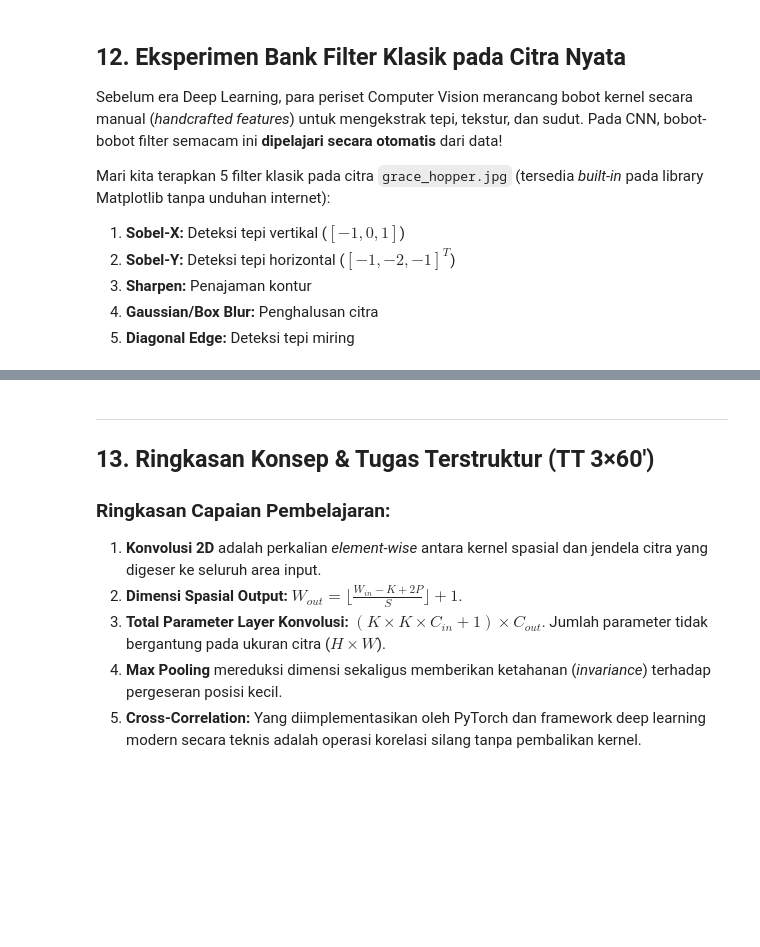
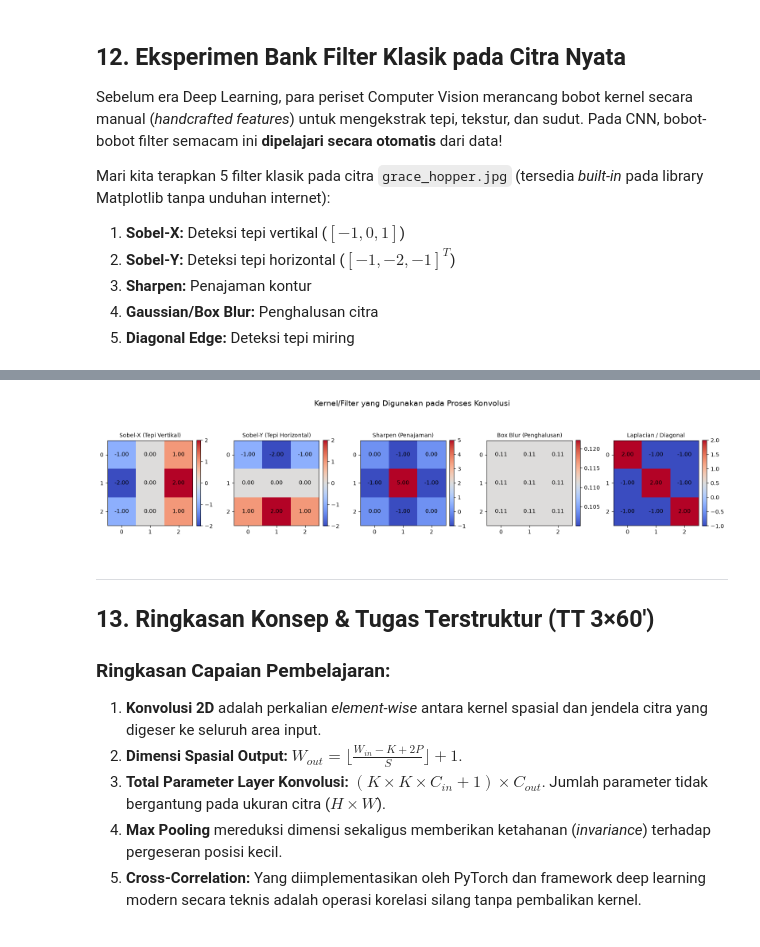
Before and after one commit to informatika-itera/deep-learning-IF25-40401, a Jupyter notebook: materials/notebooks/01-konvolusi-pooling-from-scratch.ipynb, the cells around one changed output, grey strips where cells are left out. Saved outputs shown, nothing was run; the diff lists cells and outputs as text; code cells hidden in the pictures; blank space fills up the shorter version.

```diff
--- a/materials/notebooks/01-konvolusi-pooling-from-scratch.ipynb
+++ b/materials/notebooks/01-konvolusi-pooling-from-scratch.ipynb
@@ -591,3 +714,30 @@ plt.show()
+# %%
+# Visualisasi kernel yang digunakan pada proses konvolusi di sel sebelumnya
+kernel_items = [(nama, kernel) for nama, kernel in bank_filter.items() if kernel is not None]
+
+fig, axes_kernel = plt.subplots(1, len(kernel_items), figsize=(16, 4))
+axes_kernel = np.atleast_1d(axes_kernel)
+
+for ax_kernel, (nama, kernel) in zip(axes_kernel, kernel_items):
+    im = ax_kernel.imshow(kernel, cmap="coolwarm", interpolation="nearest")
+    ax_kernel.set_title(nama, fontsize=10)
+    ax_kernel.set_xticks(range(kernel.shape[1]))
+    ax_kernel.set_yticks(range(kernel.shape[0]))
+
+    for i in range(kernel.shape[0]):
+        for j in range(kernel.shape[1]):
+            ax_kernel.text(
+                j, i, f"{kernel[i, j]:.2f}",
+                ha="center", va="center", color="black"
+            )
+
+    fig.colorbar(im, ax=ax_kernel, fraction=0.046, pad=0.04)
+
+plt.suptitle("Kernel/Filter yang Digunakan pada Proses Konvolusi", fontsize=14)
+plt.tight_layout()
+plt.show()
+# %% [output]
+[figure, added]
 # %% [markdown]
 ---
 
```
Also changed, not shown: parts of 13 cells of this notebook, 5 other files.
